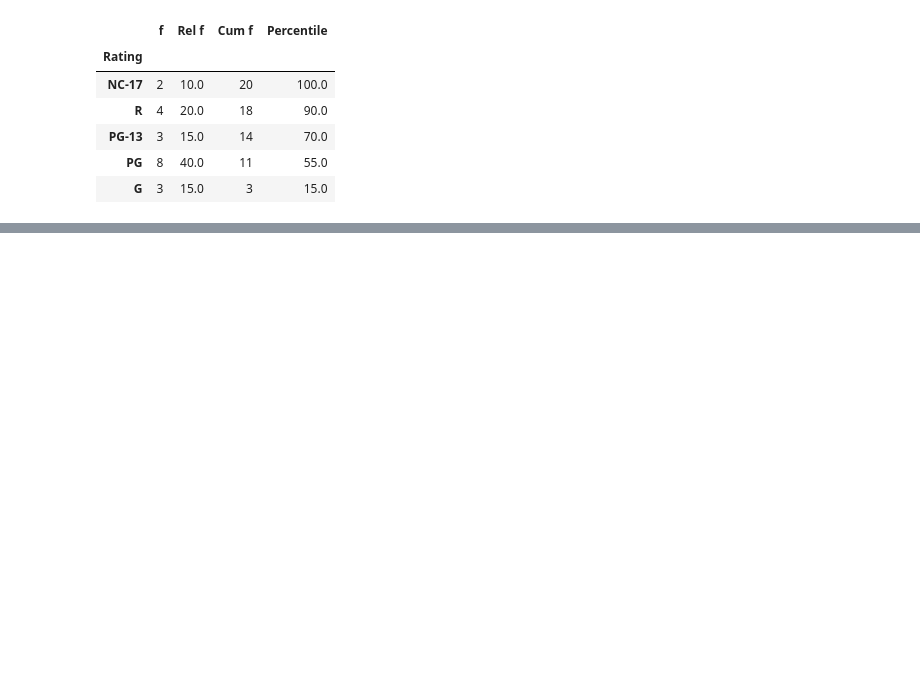
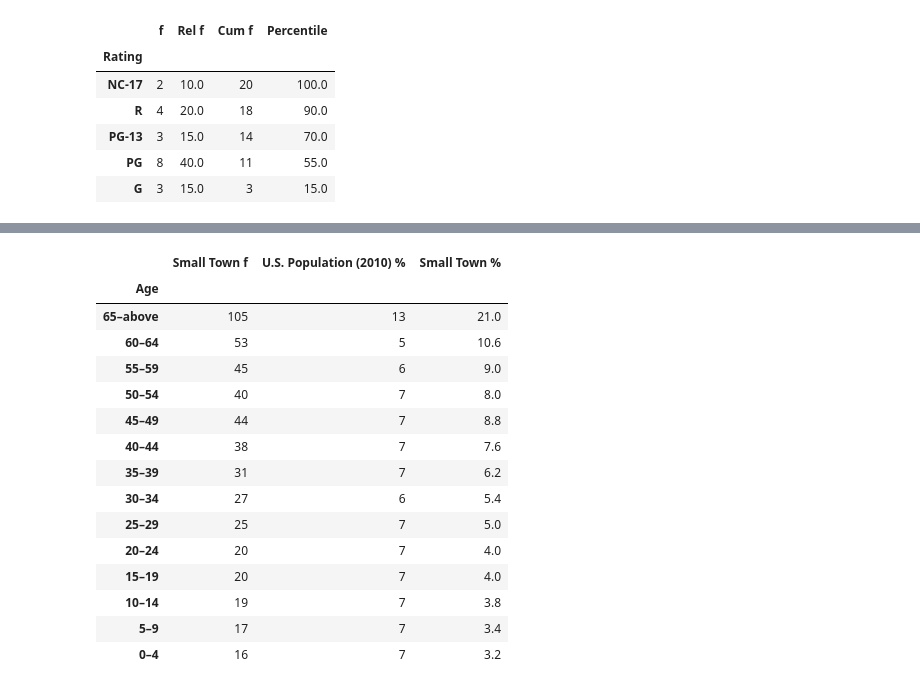
Before and after one commit to ramiz-rahman/Statistics, a Jupyter notebook: 01_frequency_distributions_and_graphs.ipynb, the cells around one changed output, grey strips where cells are left out. Saved outputs shown, nothing was run; the diff lists cells and outputs as text; code cells hidden in the pictures; blank space fills up the shorter version.

```diff
--- a/01_frequency_distributions_and_graphs.ipynb
+++ b/01_frequency_distributions_and_graphs.ipynb
@@ -417,0 +567,19 @@ ratings_dist
+# %%
+age_dist
+# %% [output]
+|  | Small Town f | U.S. Population (2010) % | Small Town % |
+| Age |  |  |  |
+| 65–above | 105 | 13 | 21.0 |
+| 60–64 | 53 | 5 | 10.6 |
+| 55–59 | 45 | 6 | 9.0 |
+| 50–54 | 40 | 7 | 8.0 |
+| 45–49 | 44 | 7 | 8.8 |
+| 40–44 | 38 | 7 | 7.6 |
+| 35–39 | 31 | 7 | 6.2 |
+| 30–34 | 27 | 6 | 5.4 |
+| 25–29 | 25 | 7 | 5.0 |
+| 20–24 | 20 | 7 | 4.0 |
+| 15–19 | 20 | 7 | 4.0 |
+| 10–14 | 19 | 7 | 3.8 |
+| 5–9 | 17 | 7 | 3.4 |
+| 0–4 | 16 | 7 | 3.2 |
```
Also changed, not shown: parts of 18 cells of this notebook.
